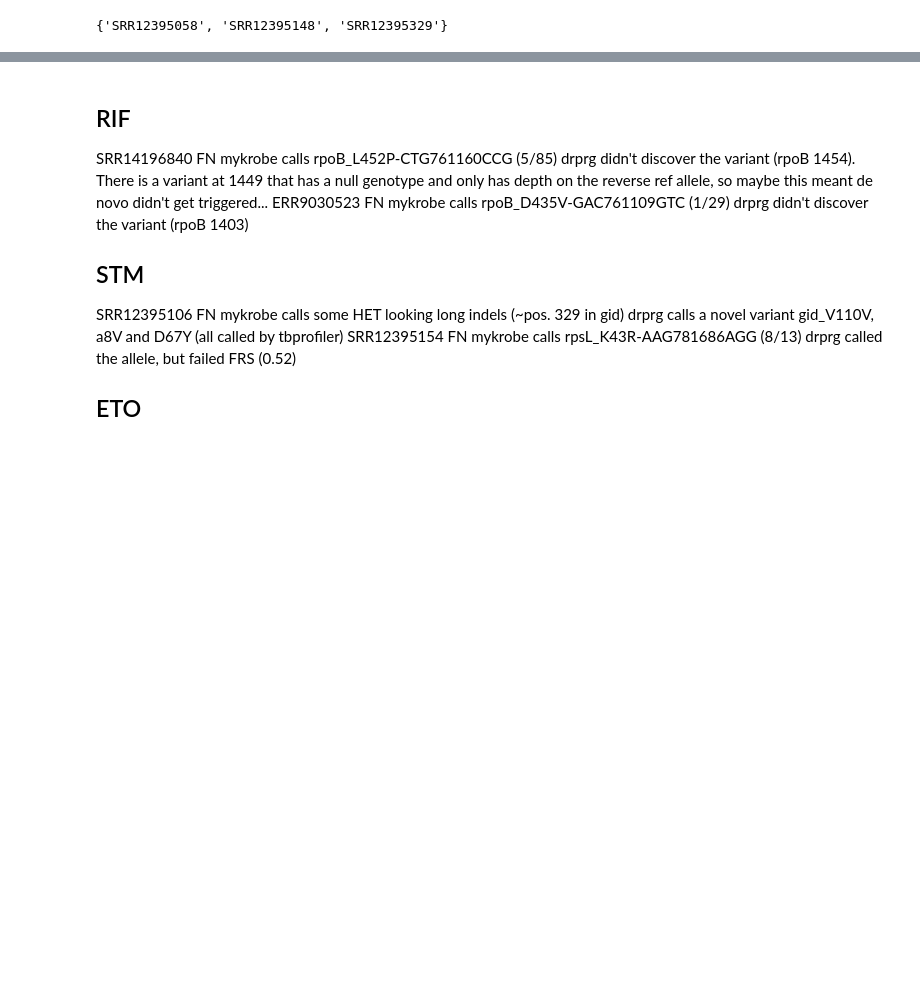
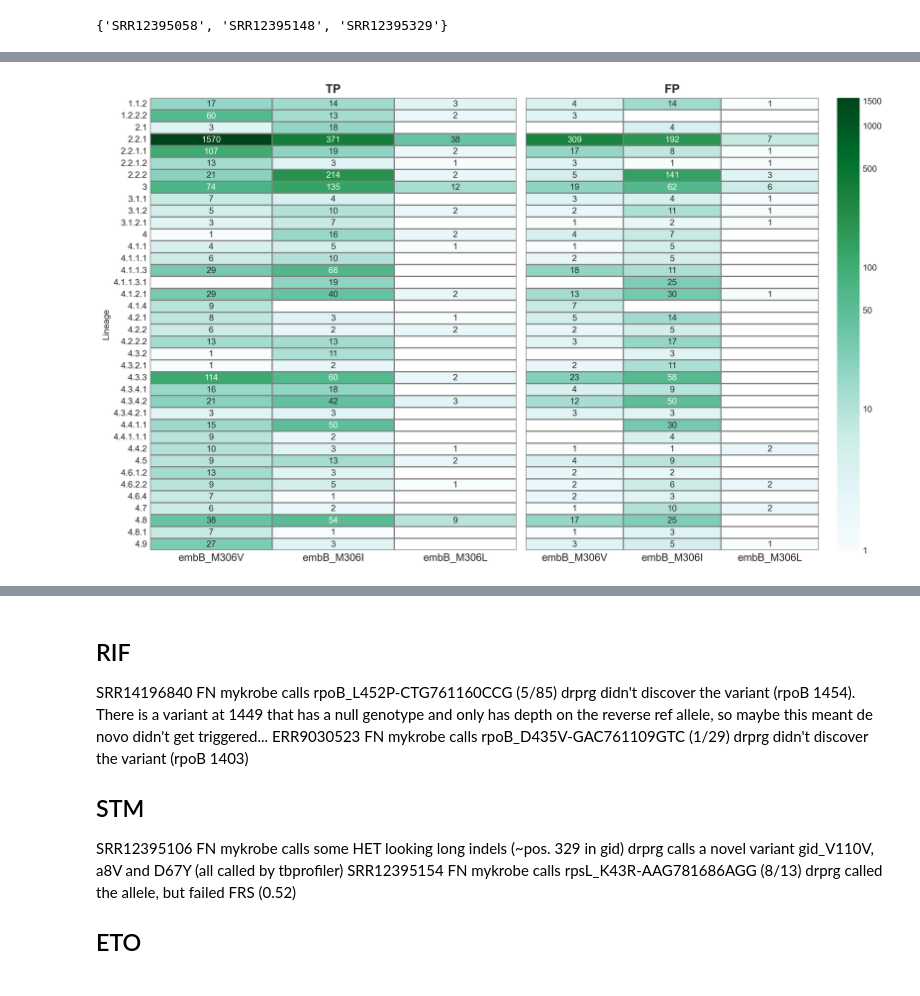
Before and after one commit to mbhall88/drprg-paper, a Jupyter notebook: workflow/notebook/improve_sn_and_sp.ipynb, the cells around one changed output, grey strips where cells are left out. Cells and saved outputs as stored; diff of their text form; code cells hidden in the pictures; blank space fills up the shorter version.

```diff
--- a/workflow/notebook/improve_sn_and_sp.ipynb
+++ b/workflow/notebook/improve_sn_and_sp.ipynb
@@ -71,0 +274,2 @@ inh_fp.intersection(eto_fp)
+# %%
+m306df.fillna("", inplace=True)
@@ -71,0 +300,15 @@ inh_fp.intersection(eto_fp)
+# %%
+m306df.query("lineage in @keep_lineages", inplace=True)
+# %%
+fp_counts = defaultdict(int)
+tp_counts = defaultdict(int)
+
+for _, row in m306df.iterrows():
+    lin = row["lineage"].replace("lineage", "")
+    mut = row["mutation"]
+    ix = (lin, mut)
+    clf = row["classification"]
+    if clf == "TP":
+        tp_counts[ix] += 1
+    else:
+        fp_counts[ix] += 1
@@ -71,0 +343,59 @@ inh_fp.intersection(eto_fp)
+# %%
+plt.style.use("seaborn-v0_8-white")
+# %%
+fmt = "d"
+cmap = "BuGn"
+lw = 1
+lc = "gray"
+yticklabels = sorted([l.replace("lineage", "") for l in set(m306df.lineage)])
+xticklabels = mutorder
+vmin=max(min(fp_mtx.min(), tp_mtx.min()), 1)
+vmax=max(tp_mtx.max(), fp_mtx.max())
+norm = colors.LogNorm(vmin=vmin, vmax=vmax)
+
+fig, axes = plt.subplots(figsize=(13, 8), dpi=300, ncols=2, sharey=True, tight_layout=True, squeeze=True)
+ax = axes[0]
+sns.heatmap(
+    tp_mtx,
+    ax=ax,
+    cmap=cmap,
+    annot=True,
+    fmt=fmt,
+    linewidths=lw,
+    linecolor=lc,
+    yticklabels=yticklabels,
+    xticklabels=xticklabels,
+    mask=tp_mtx==0,
+#     vmin=vmin,
+#     vmax=vmax,
+    cbar=False,
+    norm=norm
+)
+ax.set_title("TP", fontweight="bold", fontsize=14)
+ax.set_ylabel("Lineage")
+ax.tick_params(axis='x', labelsize=12)
+
+ax = axes[1]
+sns.heatmap(
+    fp_mtx,
+    ax=ax,
+    cmap=cmap,
+    annot=True,
+    fmt=fmt,
+    linewidths=lw,
+    linecolor=lc,
+    mask=fp_mtx==0,
+    yticklabels=yticklabels,
+    xticklabels=xticklabels,
+#     vmin=vmin,
+#     vmax=vmax,
+    norm=norm,
+#     cbar_kws={"ticks":[1, 10, 50, 100, 1000]}
+)
+ax.set_title("FP", fontweight="bold", fontsize=14)
+ax.tick_params(axis='x', labelsize=12)
+ticks = [1, 10, 50, 100, 500, 1000, 1500]
+ax.collections[0].colorbar.set_ticks([abs(t) for t in ticks])
+ax.collections[0].colorbar.set_ticklabels([abs(t) for t in ticks])
+# %% [output]
+[figure, added]
```
Also changed, not shown: parts of 54 cells of this notebook, 1 other file.
